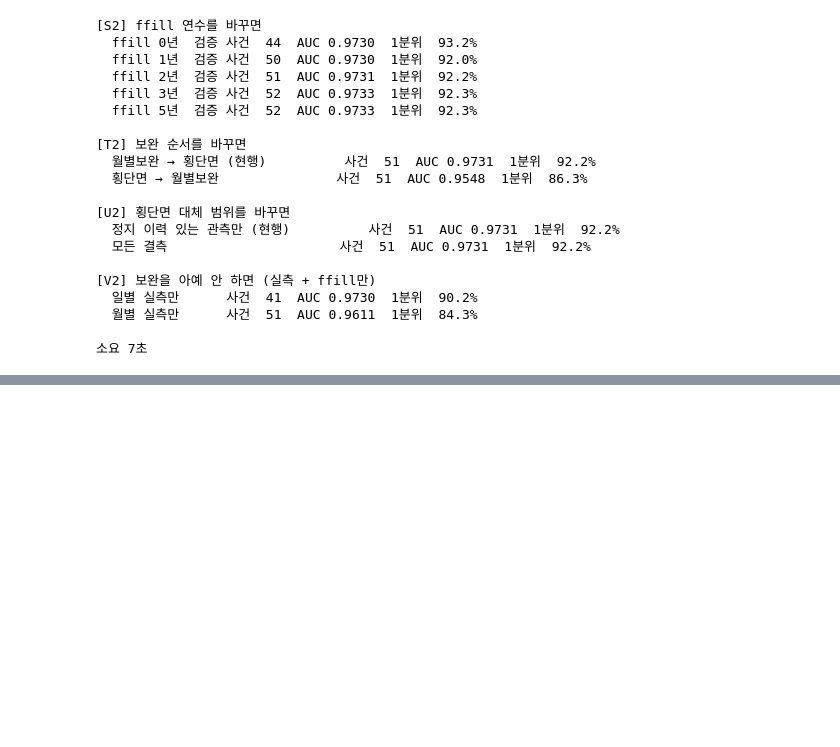
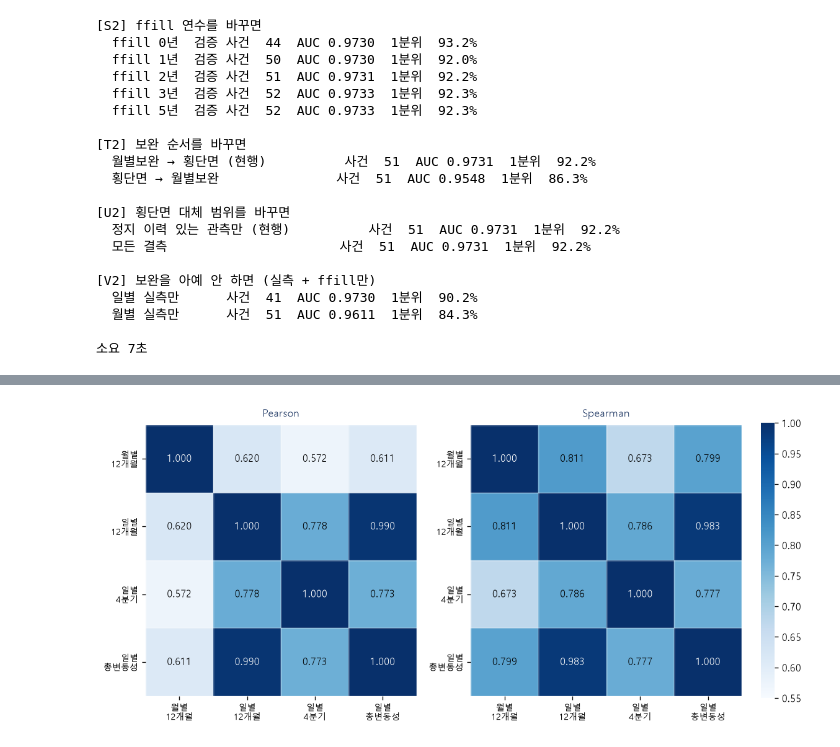
Before and after one commit to Seanjeon0220/project, a Jupyter notebook: quant/fVoL/kospi/delisted_withD.ipynb, the cells around one changed output, grey strips where cells are left out. Saved outputs shown, nothing was run; the diff lists cells and outputs as text; code cells hidden in the pictures; blank space fills up the shorter version.

```diff
--- a/quant/fVoL/kospi/delisted_withD.ipynb
+++ b/quant/fVoL/kospi/delisted_withD.ipynb
@@ -4873,0 +5129,91 @@ KeyError: 'SIGMA_d12'
+# %%
+# 그림 6~9
+
+# 그림 6
+
+names = ['월별\n12개월', '일별\n12개월', '일별\n4분기', '일별\n총변동성']
+P = np.array([[1.000, 0.620, 0.572, 0.611],
+              [0.620, 1.000, 0.778, 0.990],
+              [0.572, 0.778, 1.000, 0.773],
+              [0.611, 0.990, 0.773, 1.000]])
+S = np.array([[1.000, 0.811, 0.673, 0.799],
+              [0.811, 1.000, 0.786, 0.983],
+              [0.673, 0.786, 1.000, 0.777],
+              [0.799, 0.983, 0.777, 1.000]])
+
+fig, axes = plt.subplots(1, 2, figsize=(11.0, 4.8))
+for ax, M, t in zip(axes, [P, S], ['Pearson', 'Spearman']):
+    im = ax.imshow(M, cmap='Blues', vmin=0.55, vmax=1.0)
+    ax.set_xticks(range(4)); ax.set_yticks(range(4))
+    ax.set_xticklabels(names, fontsize=8.5)
+    ax.set_yticklabels(names, fontsize=8.5)
+    for i in range(4):
+        for j in range(4):
+            ax.text(j, i, f'{M[i, j]:.3f}', ha='center', va='center', fontsize=9.5,
+                    color='white' if M[i, j] > 0.88 else 'black')
+    ax.set_xticks(np.arange(-.5, 4, 1), minor=True)
+    ax.set_yticks(np.arange(-.5, 4, 1), minor=True)
+    ax.grid(which='minor', color='white', linewidth=1.5)
+    ax.grid(which='major', visible=False)
+    ax.tick_params(which='minor', length=0)
+    ax.set_title(t, fontsize=10, color=NAVY, pad=8)
+    for s in ax.spines.values():
+        s.set_visible(False)
+fig.colorbar(im, ax=axes, fraction=0.030, pad=0.03).outline.set_visible(False)
+plt.show()
+
+
+fig, ax = plt.subplots(figsize=(9.2, 4.4))
+paths = ['실측', '이월', '월별 지표\n보완', '횡단면\n평균']
+sig = [0.9472, 0.9273, 0.8290, 0.4043]
+rows = [15815, 37, 426, 4]
+b = ax.bar(paths, sig, color=[NAVY, NAVY, NAVY, RED], width=0.55)
+ax.axhline(0.4048, color=GRAY, linestyle='--', linewidth=1.4)
+ax.text(3.44, 0.425, '표본 전체 중앙값 0.4048', color=GRAY, fontsize=8.5, ha='right')
+ax.set_ylabel('사건의 변동성 중앙값 (연율)')
+ax.set_ylim(0, 1.12)
+for v, n, p in zip(sig, rows, b):
+    ax.text(p.get_x() + p.get_width() / 2, v + 0.03, f'{v:.4f}', ha='center', fontsize=10)
+    ax.text(p.get_x() + p.get_width() / 2, -0.085, f'{n:,}행', ha='center',
+            fontsize=8.5, color=GRAY)
+clean(ax); plt.tight_layout(); plt.show()
+
+
+fig, ax = plt.subplots(figsize=(9.6, 4.6))
+lab = ['회계변수', '시장변수\n(월별)', '시장변수\n(일별)', '시장변수\n(일별 보완)',
+       '변동성 제외', '결합\n(월별)', '결합\n(일별)', '결합\n(일별 보완)']
+auc = [0.8800, 0.9443, 0.9412, 0.9697, 0.9394, 0.9595, 0.9527, 0.9739]
+lo = [0.8255, 0.9108, 0.9025, 0.9479, 0.9047, 0.9387, 0.9196, 0.9561]
+hi = [0.9312, 0.9705, 0.9736, 0.9862, 0.9668, 0.9761, 0.9790, 0.9867]
+x = np.arange(len(lab))
+col = [GRAY] * 7 + [RED]
+ax.errorbar(x, auc, yerr=[np.array(auc) - np.array(lo), np.array(hi) - np.array(auc)],
+            fmt='o', markersize=7, capsize=4, elinewidth=1.4,
+            ecolor=GRAY, markerfacecolor='white', markeredgewidth=1.6)
+for i, c in enumerate(col):
+    ax.plot(x[i], auc[i], 'o', markersize=7, color=c)
+ax.set_xticks(x); ax.set_xticklabels(lab, fontsize=8.5)
+ax.set_ylabel('표본 외 AUC')
+ax.set_ylim(0.80, 1.005)
+for i, v in enumerate(auc):
+    ax.text(x[i] + 0.17, v, f'{v:.4f}', fontsize=8.5, va='center')
+clean(ax); plt.tight_layout(); plt.show()
+
+
+fig, ax = plt.subplots(figsize=(9.6, 4.6))
+dec = ['1분위', '2분위', '3분위', '4분위', '5분위', '6-10분위']
+S = {'회계변수': [65.4, 9.6, 9.6, 0.0, 7.7, 7.6],
+     '변동성 제외': [74.5, 15.7, 5.9, 2.0, 0.0, 2.0],
+     '결합 (월별)': [84.3, 13.7, 2.0, 0.0, 0.0, 0.0],
+     '결합 (일별 보완)': [92.2, 3.9, 3.9, 0.0, 0.0, 0.0]}
+x = np.arange(len(dec)); w = 0.2
+cols = [GRAY, '#8FA4C8', NAVY, RED]
+for i, ((k, v), c) in enumerate(zip(S.items(), cols)):
+    ax.bar(x + (i - 1.5) * w, v, width=w, label=k, color=c)
+ax.set_xticks(x); ax.set_xticklabels(dec)
+ax.set_ylabel('사건 포착률 (%)')
+ax.set_ylim(0, 100)
+ax.legend(frameon=False, fontsize=9)
+clean(ax); plt.tight_layout(); plt.show()
+# %% [output]
+[figure, added]
```
Also changed, not shown: parts of 16 cells of this notebook.
